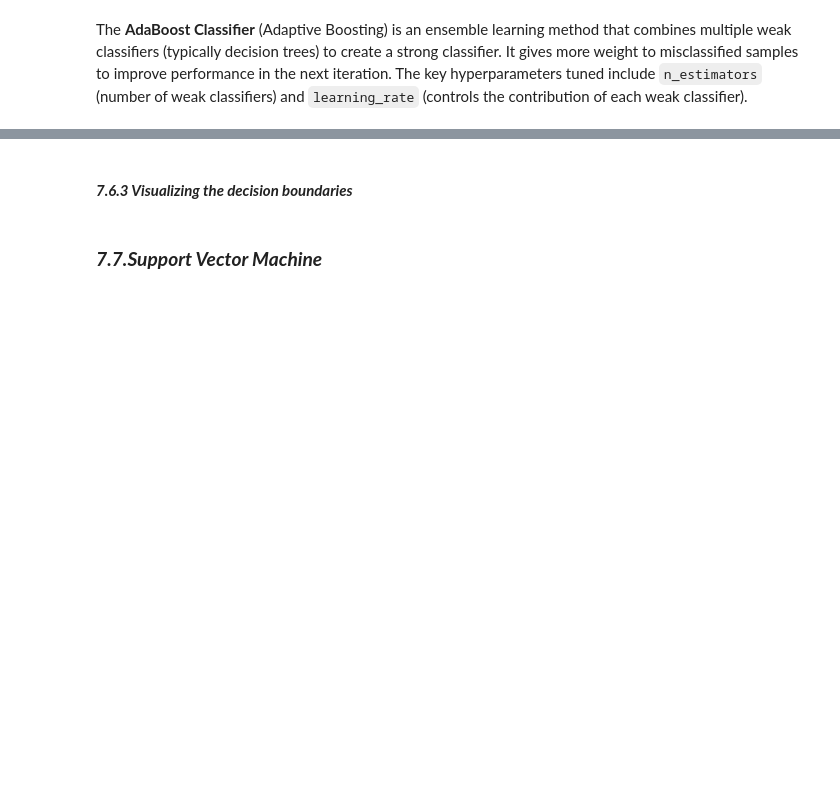
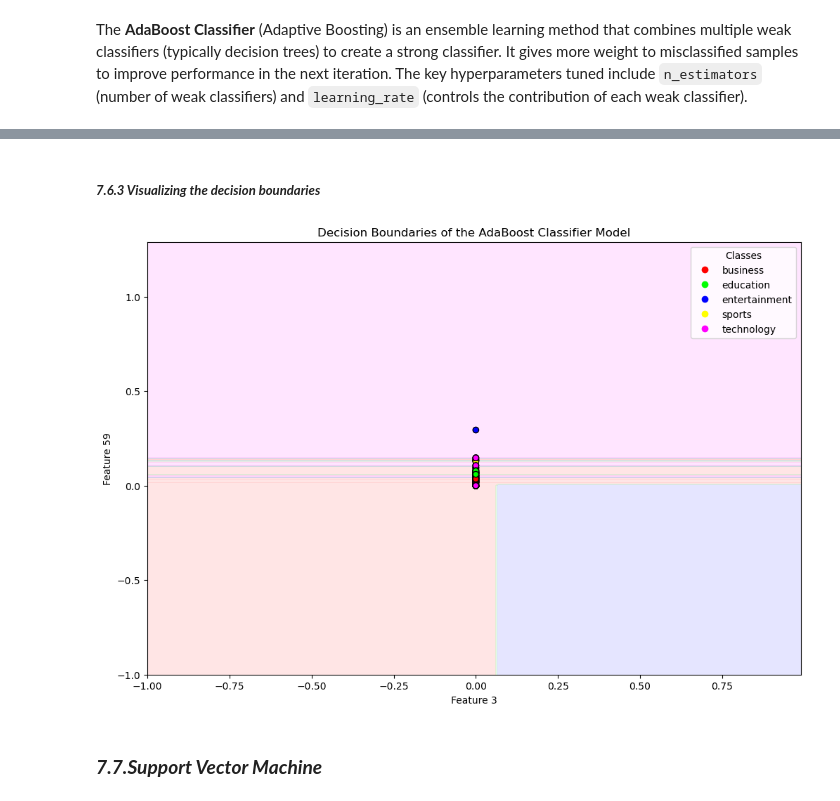
Before and after one commit to lamelkekana/Team3_ClassificationProject, a Jupyter notebook: News_articles.ipynb, the cells around one changed output, grey strips where cells are left out. Cells and saved outputs as stored; diff of their text form; code cells hidden in the pictures; blank space fills up the shorter version.

```diff
--- a/News_articles.ipynb
+++ b/News_articles.ipynb
@@ -1722,6 +2021,8 @@ def develop_adaboost(X_train, X_validation, y_train, y_validation):
 # %%
-best_adab_model, adab_conf_matrix, adab_class_report = develop_adaboost(X_train,
-                                                                X_validation,
-                                                                y_train,
-                                                                y_validation
-                                                                )
+best_adab_model, adab_conf_matrix, adab_class_report, adab_log_loss = develop_adaboost(X_train,
+                                                                                     X_validation,
+                                                                                     y_train,
+                                                                                     y_validation
+                                                                                     )
+y_test_pred['AdaBoost Classifier'] = best_adab_model.predict(X_test_set)
+y_test_pred_proba['AdaBoost Classifier'] = best_adab_model.predict_proba(X_test_set)
@@ -1732,15 +2053,17 @@ conf_matrix_visualizer(adab_conf_matrix, 'AdaBoost Classifier')
 # %% [markdown]
-#### ***7.6.3 Visualizing the decision boundaries***
+##### ***7.6.3 Visualizing the decision boundaries***
 # %%
-feature_indices = [3, 2] # Value range is [0-4386, 0-6006], shape(4387, 6007)
+feature_indices = [3, 59] # Value range is [0-4386, 0-5999], shape(4387, 6000)
 decision_boundaries_visualizer(best_adab_model,
                                'AdaBoost Classifier',
                                X_train,
                                X_validation,
                                y_train,
                                y_validation,
                                feature_indices
                              )
+# %% [output]
+[figure, added]
 # %% [markdown]
 ### ***7.7.Support Vector Machine***
 # %% [markdown]
```
Also changed, not shown: parts of 130 cells of this notebook.
